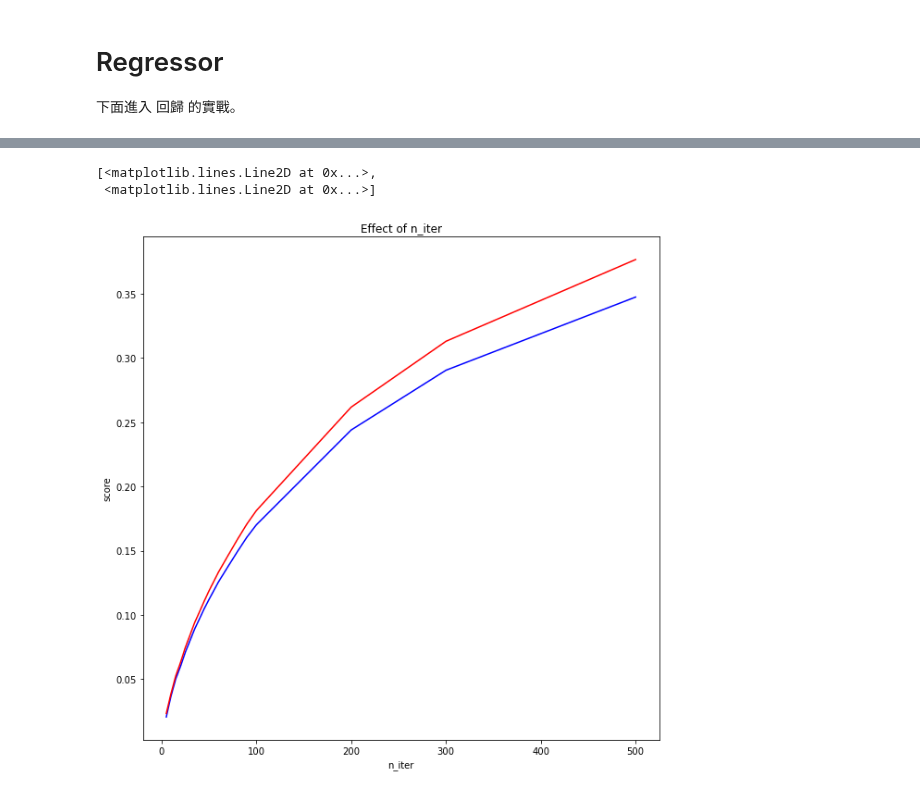
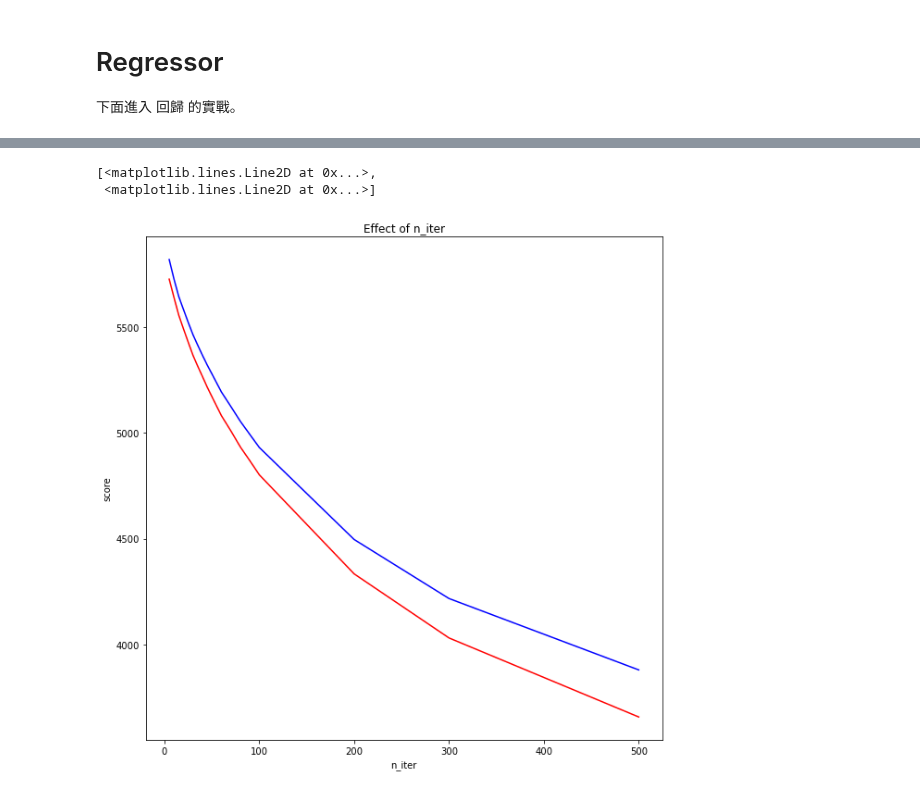
Before and after one commit to tobytoy/OpenResource, a Jupyter notebook: machine-learning(scikit-learn)/jupyter/基本模型(basic-model)/隨機梯度下降(stochastic-gradient-descent)/05_02 SGD_Clf_Reg.ipynb, the cells around one changed output, grey strips where cells are left out. Drawn from its saved outputs; the diff is of its cells as text; code cells hidden in the pictures.

```diff
--- a/machine-learning(scikit-learn)/jupyter/基本模型(basic-model)/隨機梯度下降(stochastic-gradient-descent)/05_02 SGD_Clf_Reg.ipynb
+++ b/machine-learning(scikit-learn)/jupyter/基本模型(basic-model)/隨機梯度下降(stochastic-gradient-descent)/05_02 SGD_Clf_Reg.ipynb
@@ -102,24 +110,27 @@ Mean squared error: 4804.98
 # %%
 import matplotlib.pyplot as plt
+import warnings
+warnings.filterwarnings('ignore')
 %matplotlib inline
 
 plt.rcParams['figure.figsize'] = [10, 10]
 
 n_iters = [5, 10, 15, 20, 25, 30, 35, 40, 45, 50, 60, 70, 80, 90, 100, 200, 300, 500]
 scores_train = []
 scores_test = []
+
 for n_iter in n_iters:
     model = SGDRegressor(tol=1e-3, penalty="l2", max_iter=n_iter)
     model.fit(X_train, y_train)
-    mean_squared_error
-    scores_train.append(model.score(X_train, y_train))
-    scores_test.append(model.score(X_test, y_test))
+
+    scores_train.append(mean_squared_error(y_train, model.predict(X_train)))
+    scores_test.append(mean_squared_error(y_test, model.predict(X_test)))
 
 plt.title("Effect of n_iter")
 plt.xlabel("n_iter")
 plt.ylabel("score")
 plt.plot(n_iters, scores_train, 'b', n_iters, scores_test, 'r')
 # %% [output]
 [<matplotlib.lines.Line2D at 0x...>,
  <matplotlib.lines.Line2D at 0x...>]
-[figure, old version]
+[figure, new version]
```
Also changed, not shown: parts of 5 cells of this notebook, 2 other files.
